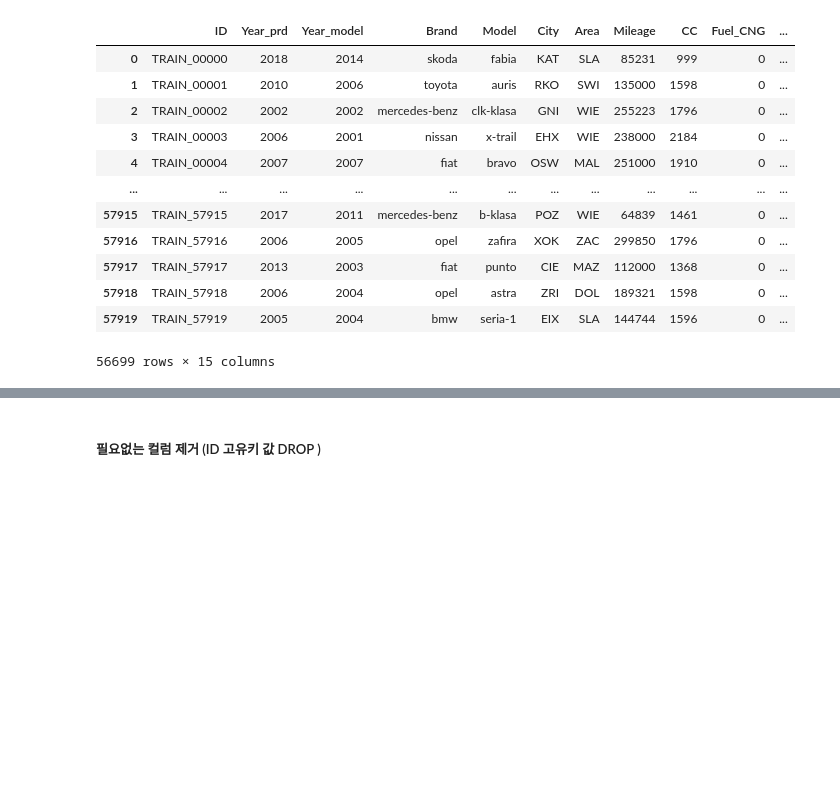
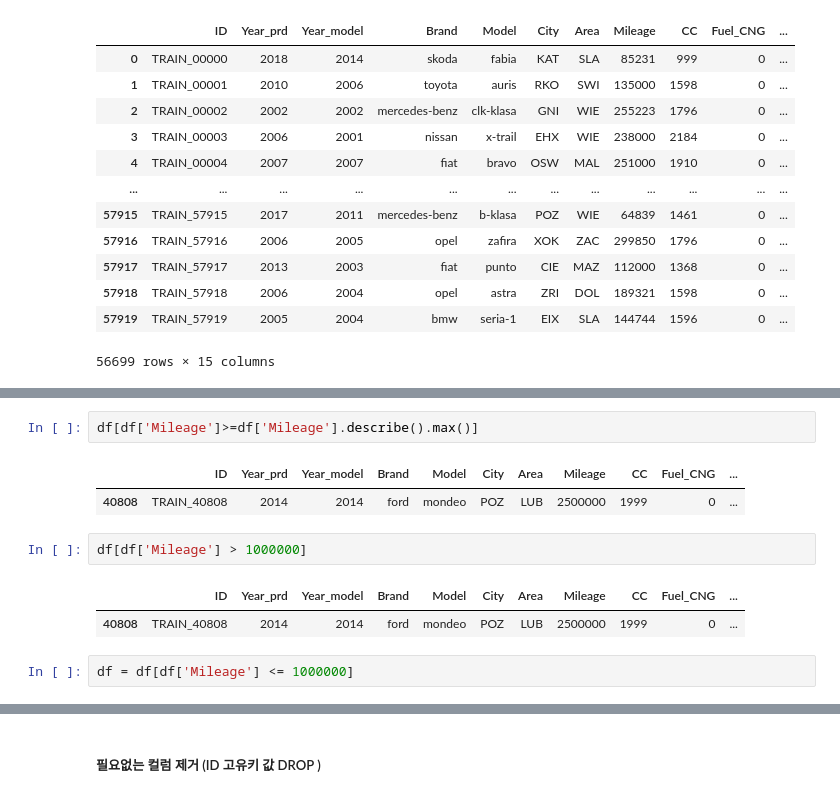
Before and after one commit to woojooc/ML_Car, a Jupyter notebook: jm/dacon/preprocessing.ipynb, the cells around one changed output, grey strips where cells are left out. Drawn from its saved outputs; the diff is of its cells as text; blank space fills up the shorter version.

```diff
--- a/jm/dacon/preprocessing.ipynb
+++ b/jm/dacon/preprocessing.ipynb
@@ -170,0 +189,12 @@ After Datasets size :  56699
+# %%
+df[df['Mileage']>=df['Mileage'].describe().max()]
+# %% [output]
+|  | ID | Year_prd | Year_model | Brand | Model | City | Area | Mileage | CC | Fuel_CNG | ... |
+| 40808 | TRAIN_40808 | 2014 | 2014 | ford | mondeo | POZ | LUB | 2500000 | 1999 | 0 | ... |
+# %%
+df[df['Mileage'] > 1000000]
+# %% [output]
+|  | ID | Year_prd | Year_model | Brand | Model | City | Area | Mileage | CC | Fuel_CNG | ... |
+| 40808 | TRAIN_40808 | 2014 | 2014 | ford | mondeo | POZ | LUB | 2500000 | 1999 | 0 | ... |
+# %%
+df = df[df['Mileage'] <= 1000000]
```
Also changed, not shown: parts of 6 cells of this notebook.
